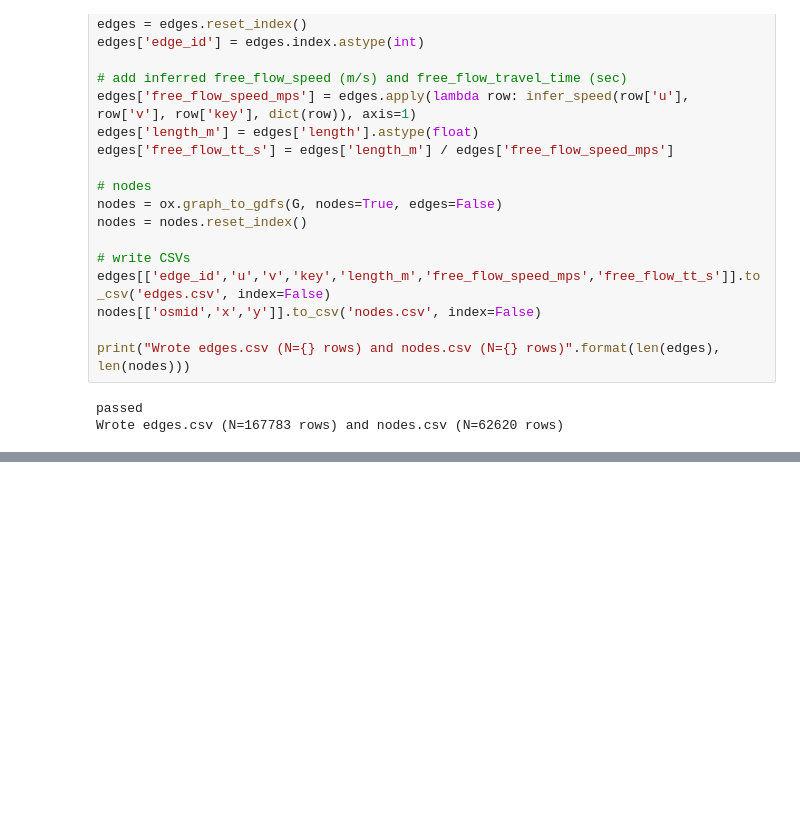
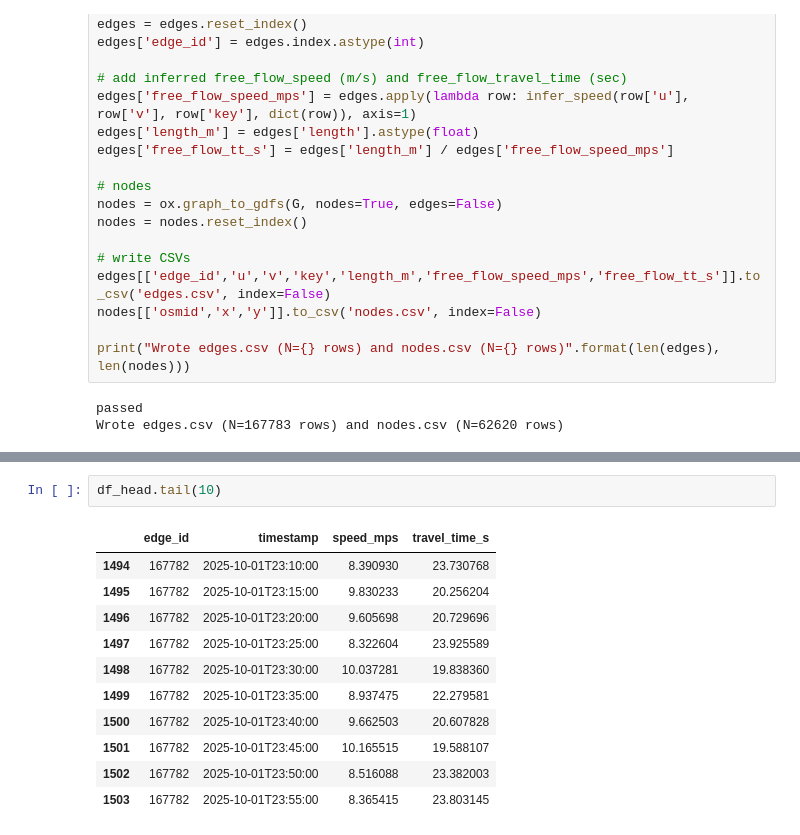
Before and after one commit to ishahahahan/urban-traffic, a Jupyter notebook: test.ipynb, the cells around one changed output, grey strips where cells are left out. Saved outputs shown, nothing was run; the diff lists cells and outputs as text; blank space fills up the shorter version.

```diff
--- a/test.ipynb
+++ b/test.ipynb
@@ -175,0 +290,14 @@ Wrote edges.csv (N=167783 rows) and nodes.csv (N=62620 rows)
+# %%
+df_head.tail(10)
+# %% [output]
+|  | edge_id | timestamp | speed_mps | travel_time_s |
+| 1494 | 167782 | 2025-10-01T23:10:00 | 8.390930 | 23.730768 |
+| 1495 | 167782 | 2025-10-01T23:15:00 | 9.830233 | 20.256204 |
+| 1496 | 167782 | 2025-10-01T23:20:00 | 9.605698 | 20.729696 |
+| 1497 | 167782 | 2025-10-01T23:25:00 | 8.322604 | 23.925589 |
+| 1498 | 167782 | 2025-10-01T23:30:00 | 10.037281 | 19.838360 |
+| 1499 | 167782 | 2025-10-01T23:35:00 | 8.937475 | 22.279581 |
+| 1500 | 167782 | 2025-10-01T23:40:00 | 9.662503 | 20.607828 |
+| 1501 | 167782 | 2025-10-01T23:45:00 | 10.165515 | 19.588107 |
+| 1502 | 167782 | 2025-10-01T23:50:00 | 8.516088 | 23.382003 |
+| 1503 | 167782 | 2025-10-01T23:55:00 | 8.365415 | 23.803145 |
```
Also changed, not shown: parts of 1 cell of this notebook.
